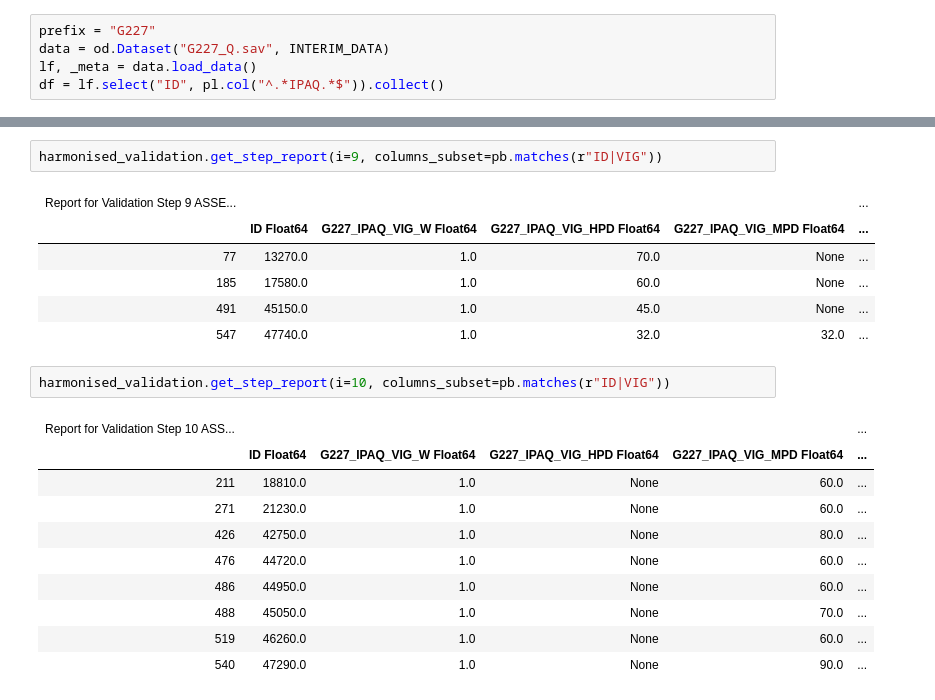
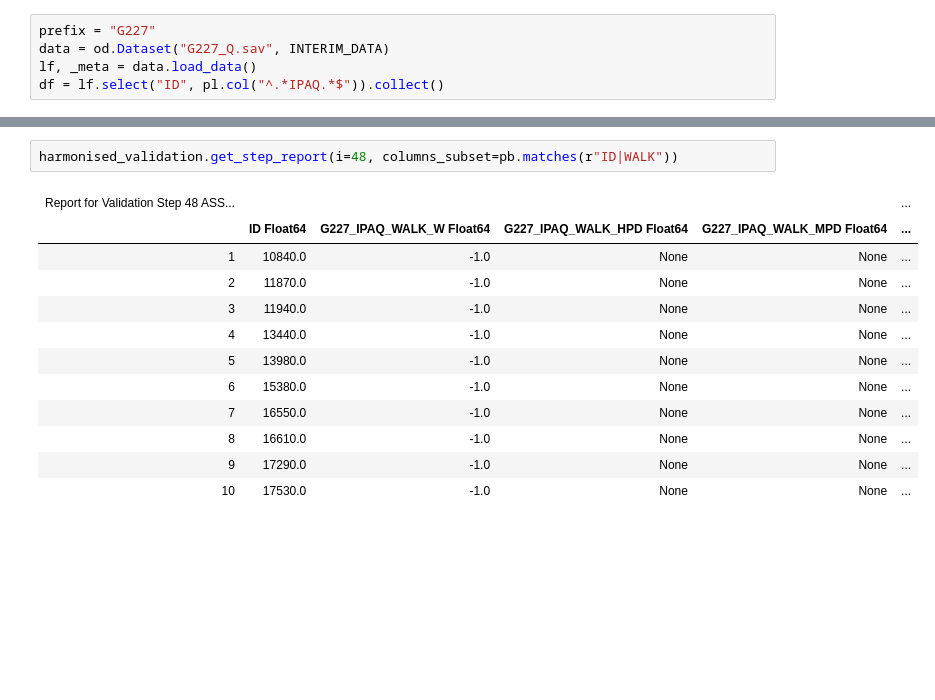
Before and after one commit to matt-humphrey/validate-ipaq, a Jupyter notebook: code/notebooks/processed/testing_g227.ipynb, the cells around one changed output, grey strips where cells are left out. Cells and saved outputs as stored; diff of their text form; blank space fills up the shorter version.

```diff
--- a/code/notebooks/processed/testing_g227.ipynb
+++ b/code/notebooks/processed/testing_g227.ipynb
@@ -38,24 +38,17 @@ Validate(
     locale='en'
 )
 # %%
-harmonised_validation.get_step_report(i=9, columns_subset=pb.matches(r"ID|VIG"))
+harmonised_validation.get_step_report(i=48, columns_subset=pb.matches(r"ID|WALK"))
 # %% [output]
-| Report for Validation Step 9 ASSE... |  |  |  |  | ... |
-|  | ID Float64 | G227_IPAQ_VIG_W Float64 | G227_IPAQ_VIG_HPD Float64 | G227_IPAQ_VIG_MPD Float64 | ... |
-| 77 | 13270.0 | 1.0 | 70.0 | None | ... |
-| 185 | 17580.0 | 1.0 | 60.0 | None | ... |
-| 491 | 45150.0 | 1.0 | 45.0 | None | ... |
-| 547 | 47740.0 | 1.0 | 32.0 | 32.0 | ... |
+| Report for Validation Step 48 ASS... |  |  |  |  | ... |
+|  | ID Float64 | G227_IPAQ_WALK_W Float64 | G227_IPAQ_WALK_HPD Float64 | G227_IPAQ_WALK_MPD Float64 | ... |
+| 1 | 10840.0 | -1.0 | None | None | ... |
+| 2 | 11870.0 | -1.0 | None | None | ... |
+| 3 | 11940.0 | -1.0 | None | None | ... |
+| 4 | 13440.0 | -1.0 | None | None | ... |
+| 5 | 13980.0 | -1.0 | None | None | ... |
+| 6 | 15380.0 | -1.0 | None | None | ... |
+| 7 | 16550.0 | -1.0 | None | None | ... |
+| 8 | 16610.0 | -1.0 | None | None | ... |
+| 9 | 17290.0 | -1.0 | None | None | ... |
+| 10 | 17530.0 | -1.0 | None | None | ... |
-# %%
-harmonised_validation.get_step_report(i=10, columns_subset=pb.matches(r"ID|VIG"))
-# %% [output]
-| Report for Validation Step 10 ASS... |  |  |  |  | ... |
-|  | ID Float64 | G227_IPAQ_VIG_W Float64 | G227_IPAQ_VIG_HPD Float64 | G227_IPAQ_VIG_MPD Float64 | ... |
-| 211 | 18810.0 | 1.0 | None | 60.0 | ... |
-| 271 | 21230.0 | 1.0 | None | 60.0 | ... |
-| 426 | 42750.0 | 1.0 | None | 80.0 | ... |
-| 476 | 44720.0 | 1.0 | None | 60.0 | ... |
-| 486 | 44950.0 | 1.0 | None | 60.0 | ... |
-| 488 | 45050.0 | 1.0 | None | 70.0 | ... |
-| 519 | 46260.0 | 1.0 | None | 60.0 | ... |
-| 540 | 47290.0 | 1.0 | None | 90.0 | ... |
```
Also changed, not shown: parts of 6 cells of this notebook, 4 other files.
